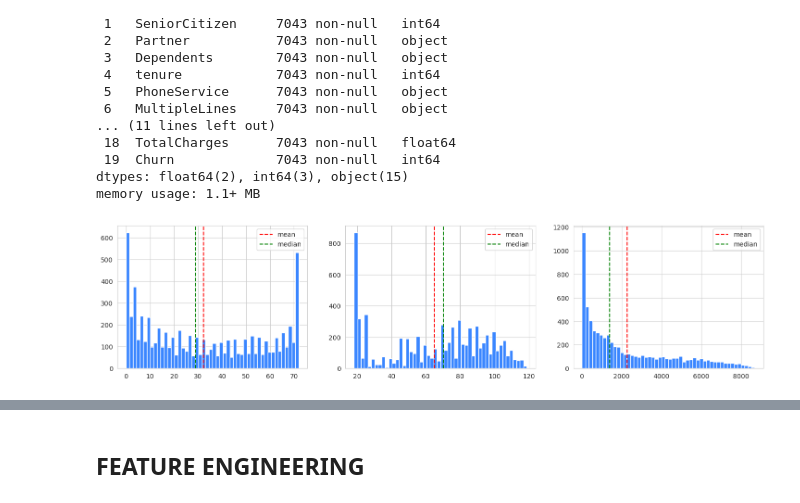
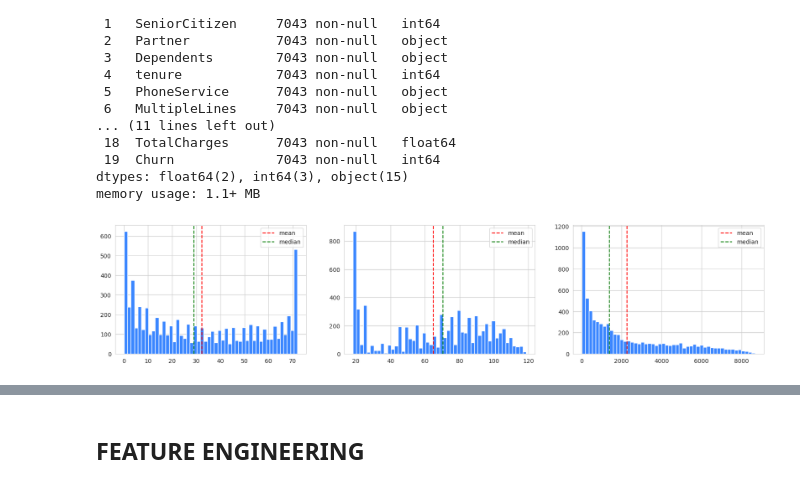
Before and after one commit to coded-sly/ps6e3-Customer-Churn, a Jupyter notebook: ps6e3-tabnet-trainer.ipynb, the cells around one changed output, grey strips where cells are left out. Cells and saved outputs as stored; diff of their text form; code cells hidden in the pictures.

```diff
--- a/ps6e3-tabnet-trainer.ipynb
+++ b/ps6e3-tabnet-trainer.ipynb
@@ -199,17 +223,17 @@ Data columns (total 20 columns):
 dtypes: float64(2), int64(3), object(15)
 memory usage: 1.1+ MB
 # %%
-plt.figure(figsize=(18, 4))
+plt.figure(figsize=(20, 4))
 for i, col in enumerate(NUMS):
     plt.subplot(1, 3, i+1)
     ax = plt.hist(orig[col], bins=50)
     plt.axvline(x=orig[col].mean(), color='r', linestyle='--', label='mean')
     plt.axvline(x=orig[col].median(), color='g', linestyle='--', label='median')
     plt.legend()
 
 plt.show()
 # %% [output]
-[figure, old version]
+[figure, new version]
 # %%
 ## -- Unique value counts for each dataset --
 TRAIN_UNIQUE = {}
```
Also changed, not shown: parts of 24 cells of this notebook.
